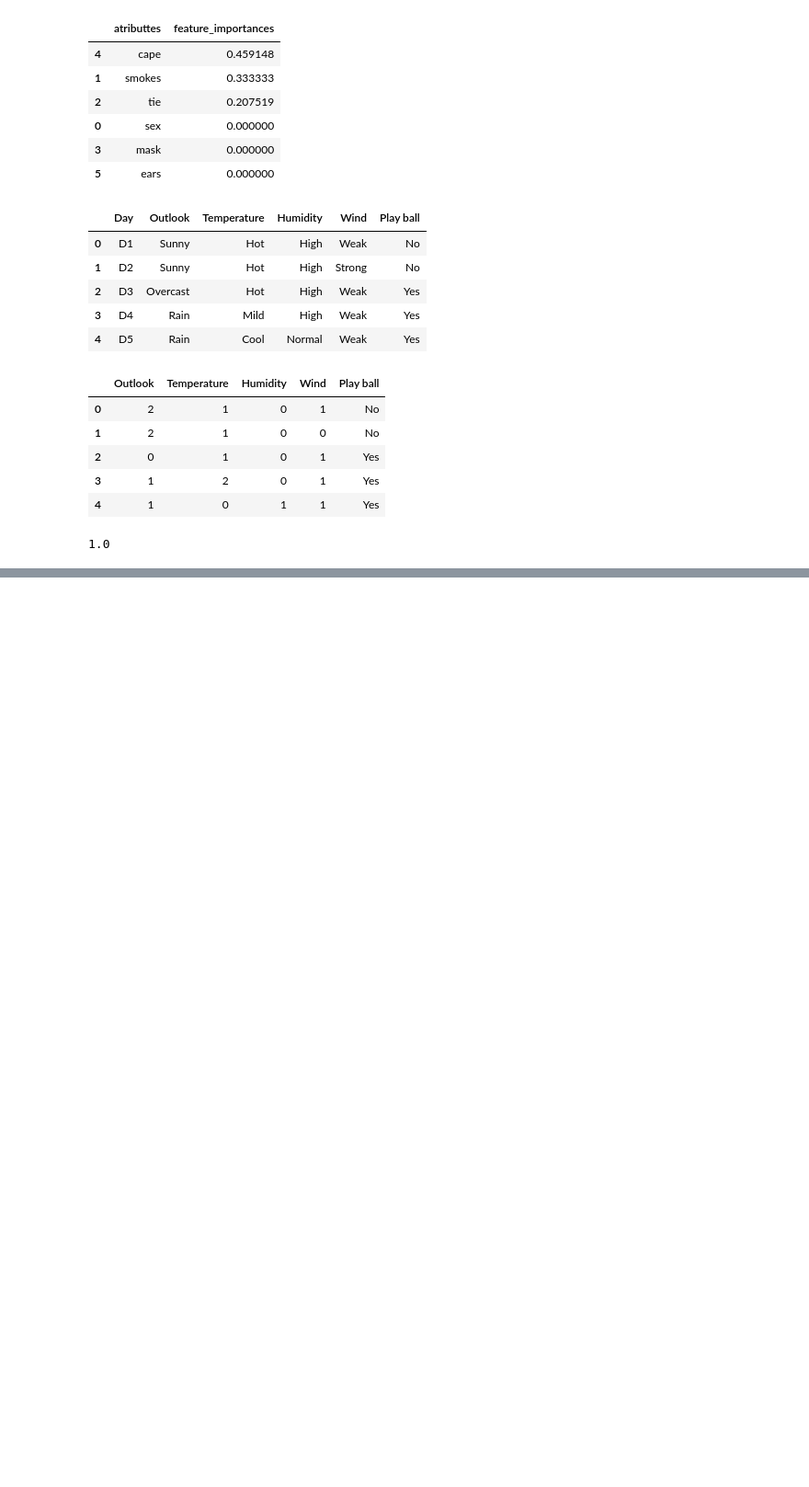
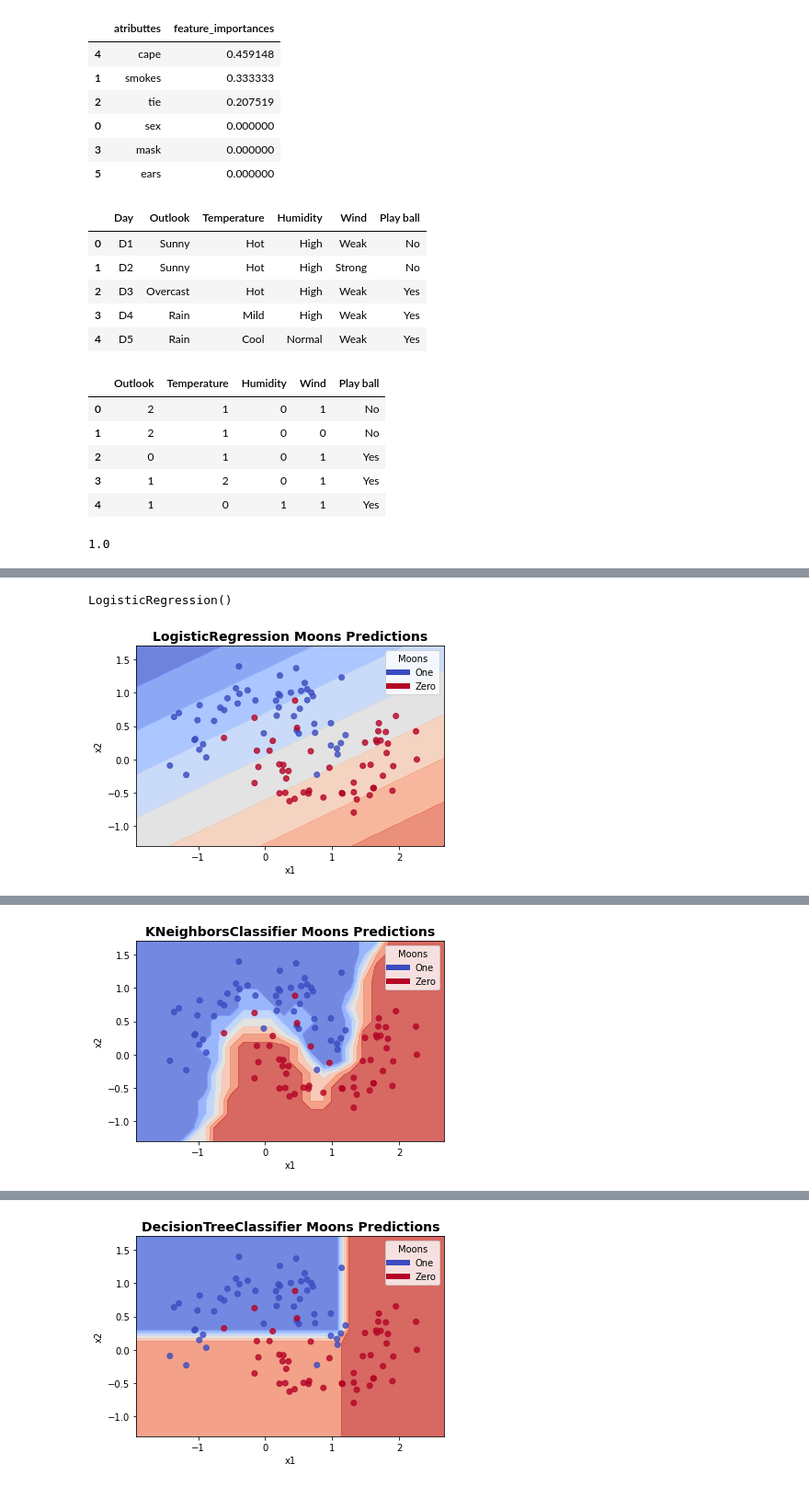
Before and after one commit to eltonfmoraes/Modulo4Pos, a Jupyter notebook: Aulas_Mineração.ipynb, the cells around one changed output, grey strips where cells are left out. Shown at 92% size. Saved outputs shown, nothing was run; the diff lists cells and outputs as text; code cells hidden in the pictures; blank space fills up the shorter version.

```diff
--- a/Aulas_Mineração.ipynb
+++ b/Aulas_Mineração.ipynb
@@ -2393,0 +2415,20 @@ graph
+# %%
+from sklearn.datasets import make_moons
+cmap_data = plt.cm.coolwarm
+
+X, y = make_moons(n_samples=100, noise=0.25, random_state=1234)
+
+df = pd.DataFrame({'x1':X[:, 0], 'x2':X[:, 1], 'y':y})
+
+plt.scatter(df.x1, df.x2, c=df.y, cmap=cmap_data, alpha=0.8)
+plt.title('Moons Set',weight='bold',fontsize=14)
+plt.xlabel("x1")
+plt.ylabel("x2")
+
+custom_lines = [Line2D([0], [0], color=cmap_data(0.), lw=6),
+                Line2D([0], [0], color=cmap_data(1.), lw=6)]
+plt.legend(custom_lines, ['One', 'Zero'], loc='upper right',title='Moons')
+
+plt.show()
+
+print(df.head())
@@ -2393,0 +2476,55 @@ graph
+# %%
+from sklearn.linear_model import LogisticRegression
+from sklearn.neighbors import KNeighborsClassifier
+from sklearn.tree import DecisionTreeClassifier
+from sklearn.model_selection import KFold
+from sklearn.model_selection import cross_val_score
+from sklearn.naive_bayes import GaussianNB
+from sklearn.tree import DecisionTreeClassifier
+from sklearn.svm import SVC
+from sklearn.neural_network import MLPClassifier
+from sklearn.ensemble import RandomForestClassifier
+from sklearn.ensemble import AdaBoostClassifier
+from sklearn.ensemble import GradientBoostingClassifier
+
+from sklearn.model_selection import train_test_split
+from sklearn import neighbors
+from sklearn.preprocessing import MinMaxScaler
+from sklearn.preprocessing import OneHotEncoder, LabelEncoder
+from sklearn.model_selection import GridSearchCV
+from sklearn.metrics import classification_report
+
+X = df[['x1','x2']]
+y = df.y
+
+X_train, X_test, y_train, y_test = train_test_split(X, y, stratify=y, test_size=0.3, random_state=123)
+
+
+base_estimators = [ LogisticRegression(),
+                    neighbors.KNeighborsClassifier(),
+                    DecisionTreeClassifier(),
+                    RandomForestClassifier(),
+                    GradientBoostingClassifier()]
+
+
+param_grids = [ {},
+                {'n_neighbors': [3,4,5], 'metric': ['euclidean','manhattan']},
+                {'max_depth': [2,3,4,5]},
+                {'n_estimators':[3,4,5,6]},
+                {'n_estimators':[3,4,5,6]}]
+
+for i in range(len(base_estimators)):
+  clf = GridSearchCV(base_estimators[i], param_grids[i], cv=5, scoring='accuracy')
+  clf.fit(X_train, y_train)
+  # print(clf.cv_results_)
+  print(clf.best_estimator_)
+  border(clf.best_estimator_)
+  print()
+  print("Detailed classification report:")
+  print()
+  y_pred = clf.predict(X_test)
+  print(classification_report(y_test, y_pred))
+  print()
+# %% [output]
+LogisticRegression()
+[figure, added]
@@ -2393,0 +2544 @@ graph
+[figure, added]
@@ -2393,0 +2558 @@ graph
+[figure, added]
```
Also changed, not shown: parts of 20 cells of this notebook.
